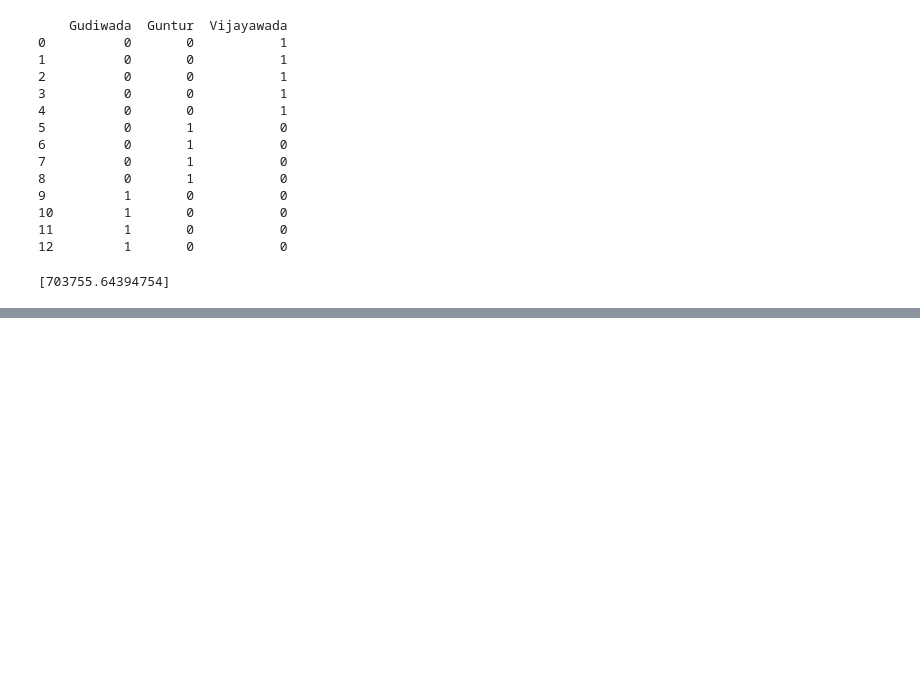
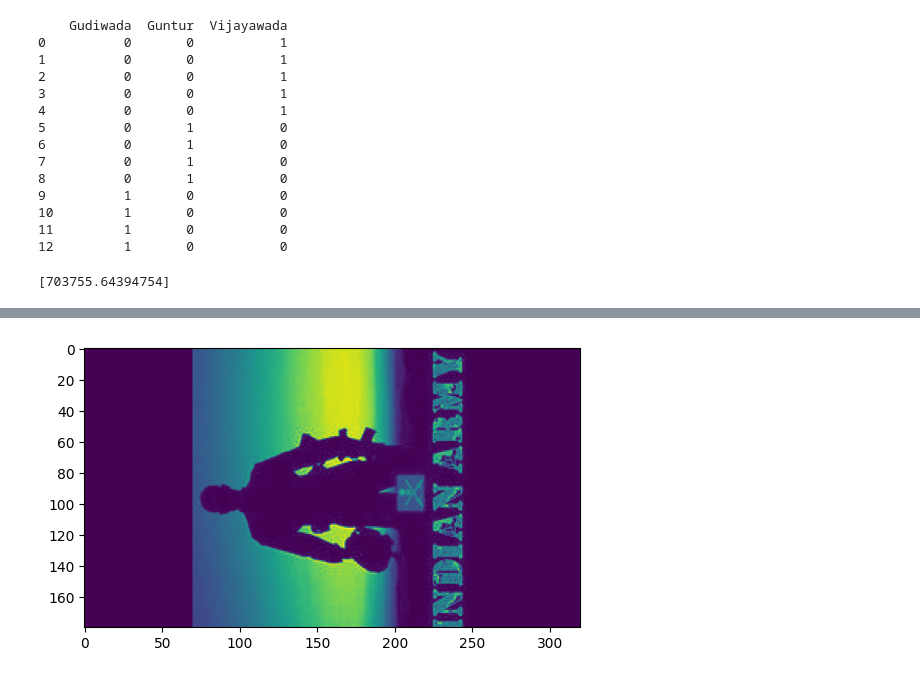
Before and after one commit to RamyaSri2222/Data-Science, a Jupyter notebook: pratices.ipynb, the cells around one changed output, grey strips where cells are left out. Cells and saved outputs as stored; diff of their text form; code cells hidden in the pictures; blank space fills up the shorter version.

```diff
--- a/pratices.ipynb
+++ b/pratices.ipynb
@@ -902,0 +586,11 @@ print(model.score(x_test,y_test))
+# %%
+from PIL import Image
+import matplotlib.pyplot as plt
+df=Image.open("ARMY.jpeg")
+x=df.convert("L")
+m=x.rotate(90)
+m.save("ARMY1.jpeg")
+plt.imshow(m)
+plt.show()
+# %% [output]
+[figure, added]
```
Also changed, not shown: parts of 23 cells of this notebook.
